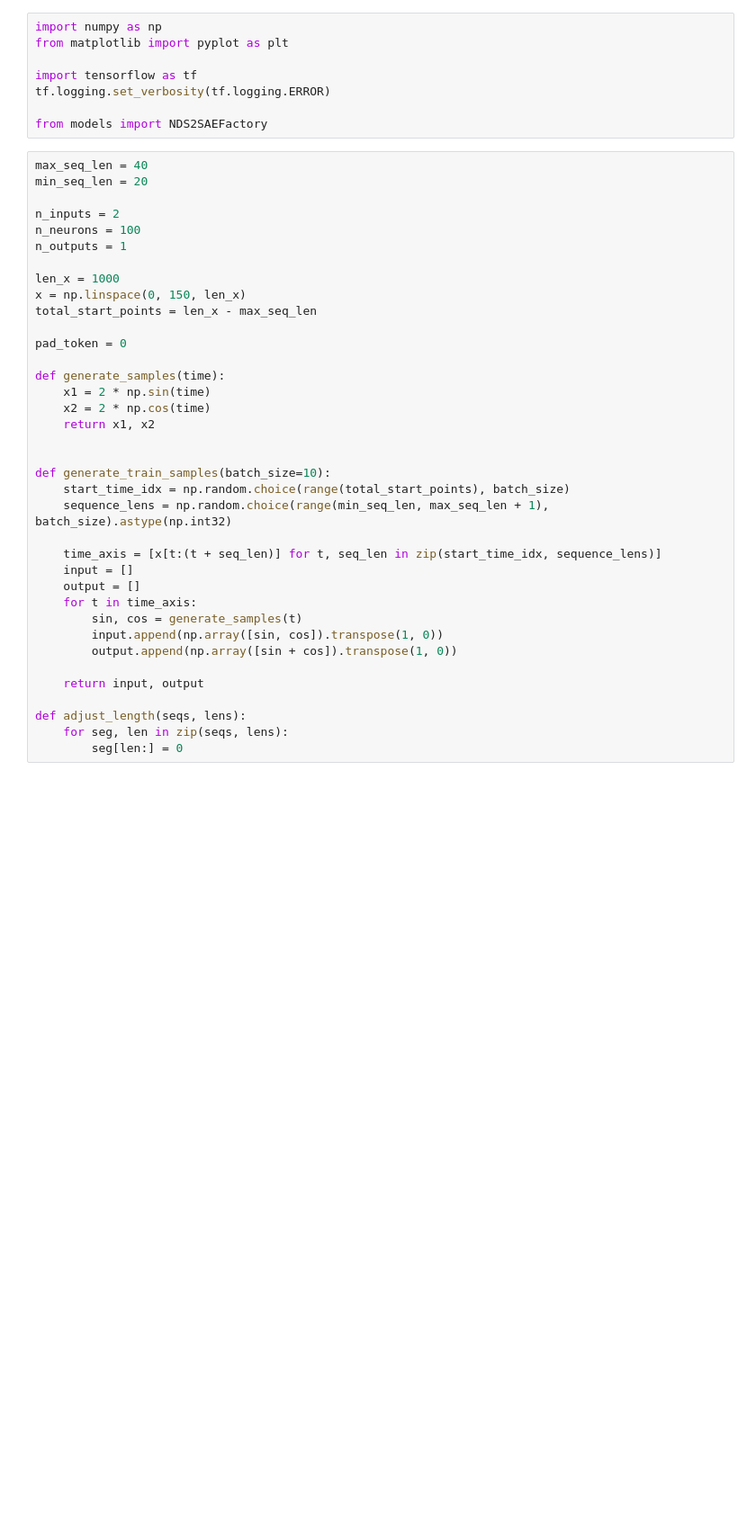
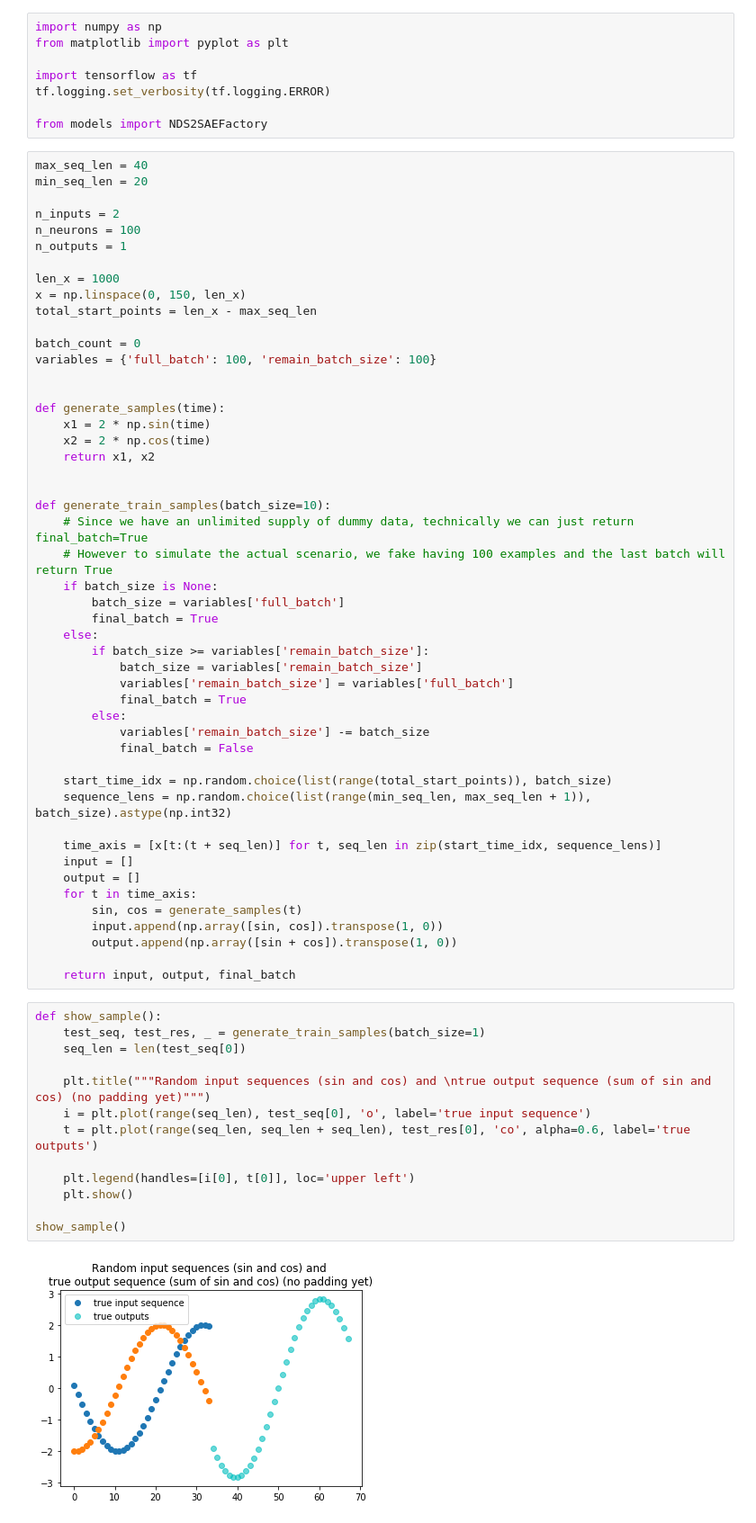
Before and after one commit to fzyukio/multidimensional-variable-length-seq2seq-autoencoder, a Jupyter notebook: main.ipynb, the cells around one changed output. Shown at 90% size. Cells and saved outputs as stored; diff of their text form; blank space fills up the shorter version.

Commit message:
Update readme and examples and fix several bugs #1

```diff
--- a/main.ipynb
+++ b/main.ipynb
@@ -18,7 +18,9 @@ len_x = 1000
 x = np.linspace(0, 150, len_x)
 total_start_points = len_x - max_seq_len
 
-pad_token = 0
+batch_count = 0
+variables = {'full_batch': 100, 'remain_batch_size': 100}
+
 
 def generate_samples(time):
     x1 = 2 * np.sin(time)
@@ -27,8 +29,22 @@ def generate_samples(time):
 
 
 def generate_train_samples(batch_size=10):
-    start_time_idx = np.random.choice(range(total_start_points), batch_size)
-    sequence_lens = np.random.choice(range(min_seq_len, max_seq_len + 1), batch_size).astype(np.int32)
+    # Since we have an unlimited supply of dummy data, technically we can just return final_batch=True
+    # However to simulate the actual scenario, we fake having 100 examples and the last batch will return True
+    if batch_size is None:
+        batch_size = variables['full_batch']
+        final_batch = True
+    else:
+        if batch_size >= variables['remain_batch_size']:
+            batch_size = variables['remain_batch_size']
+            variables['remain_batch_size'] = variables['full_batch']
+            final_batch = True
+        else:
+            variables['remain_batch_size'] -= batch_size
+            final_batch = False
+
+    start_time_idx = np.random.choice(list(range(total_start_points)), batch_size)
+    sequence_lens = np.random.choice(list(range(min_seq_len, max_seq_len + 1)), batch_size).astype(np.int32)
 
     time_axis = [x[t:(t + seq_len)] for t, seq_len in zip(start_time_idx, sequence_lens)]
     input = []
@@ -38,9 +54,20 @@ def generate_train_samples(batch_size=10):
         input.append(np.array([sin, cos]).transpose(1, 0))
         output.append(np.array([sin + cos]).transpose(1, 0))
 
-    return input, output
-
-def adjust_length(seqs, lens):
-    for seg, len in zip(seqs, lens):
-        seg[len:] = 0
+    return input, output, final_batch
+# %%
+def show_sample():
+    test_seq, test_res, _ = generate_train_samples(batch_size=1)
+    seq_len = len(test_seq[0])
+
+    plt.title("""Random input sequences (sin and cos) and \ntrue output sequence (sum of sin and cos) (no padding yet)""")
+    i = plt.plot(range(seq_len), test_seq[0], 'o', label='true input sequence')
+    t = plt.plot(range(seq_len, seq_len + seq_len), test_res[0], 'co', alpha=0.6, label='true outputs')
+
+    plt.legend(handles=[i[0], t[0]], loc='upper left')
+    plt.show()
+
+show_sample()
+# %% [output]
+[figure, added]
 # %%
```
Also changed, not shown: parts of 3 cells of this notebook, 6 other files.
